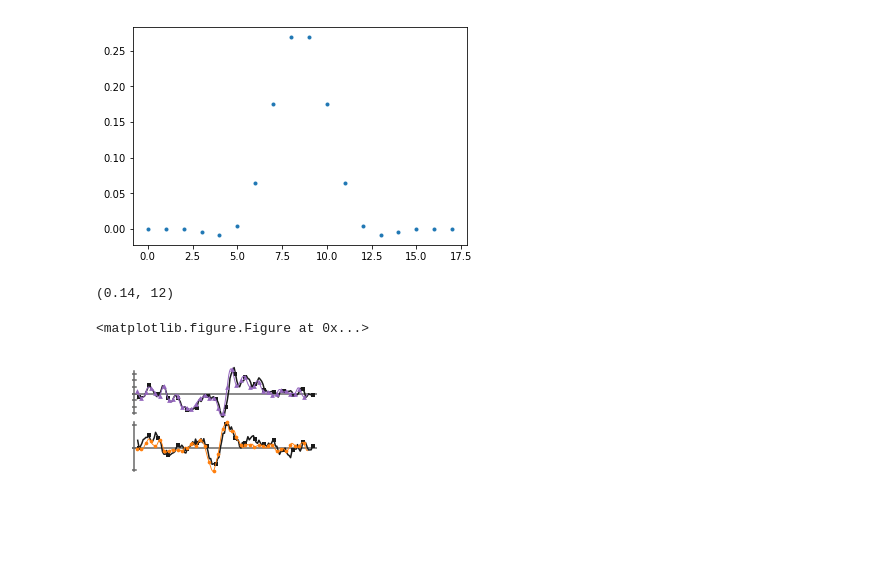
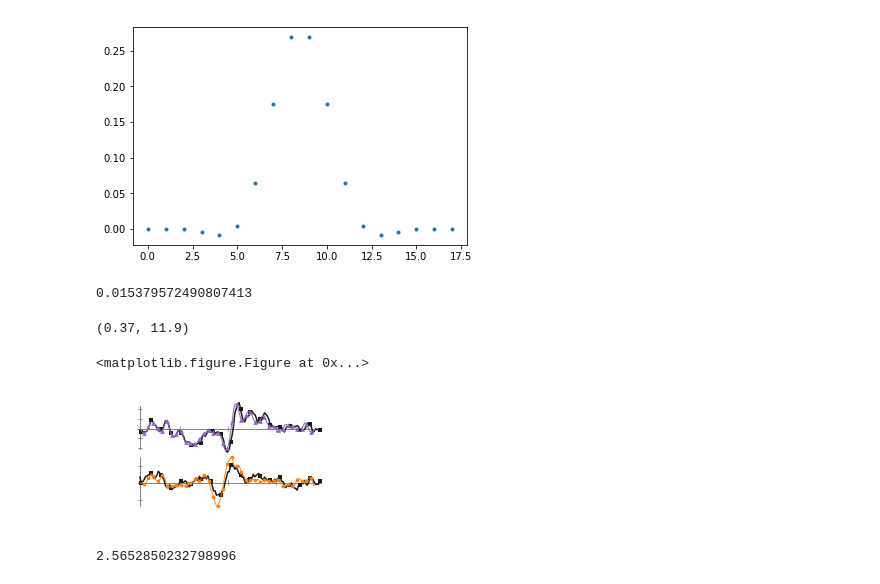
Before and after one commit to ryanpdwyer/1704-pmkpfm, a Jupyter notebook: fig_scripts/101cd-Ex-Ey.ipynb, the cells around one changed output. Cells and saved outputs as stored; diff of their text form; code cells hidden in the pictures; blank space fills up the shorter version.

```diff
--- a/fig_scripts/101cd-Ex-Ey.ipynb
+++ b/fig_scripts/101cd-Ex-Ey.ipynb
@@ -27,7 +27,7 @@ def _h5toPMEFM(f):
     dt = 1/fs
     T = phi_t.size * dt
     fx = f.attrs['Inputs.Pos Mod Freq (Hz)']
-    x_m = f.attrs['Inputs.Pos Mod rms (V)'] * np.sqrt(2) * 0.2 * 15 * 0.167
+    x_m = f.attrs['Inputs.Pos Mod rms (V)'] * np.sqrt(2) * 0.2 * 15 * 0.125
     x_tot = (f.attrs['Inputs.End scan [V]'] -
              f.attrs['Inputs.Start scan [V]']) * 0.125
     v_tip = x_tot / T
@@ -144,6 +144,10 @@ plt.plot(h3, '.')
 # %%
 Ex_filt, Ey_filt = np.gradient(m.ch1_filt)
 m.Ex_filt, m.Ey_filt = Ex_filt/m.dx, Ey_filt/m.dy
+# %%
+p25.x_m
+# %% [output]
+0.015379572490807413
 # %%
 plt.rc('font', size=9)
 plt.rc('text', usetex=False)
@@ -162,20 +166,33 @@ fig.subplots_adjust(hspace=0)
 
 axcolor="0.4"
 
+axlinewidth = 0.8
+
 for ax in axes:
     ax.set_axis_off()
-    ax.axhline(color=axcolor, zorder=0)
+    ax.axhline(color=axcolor, zorder=0, linewidth=axlinewidth)
 
 
-axEx.axvline(0.28, 0.1, 0.9,color=axcolor, zorder=0,)
-axEy.axvline(0.28, 0.05, 0.95,color=axcolor, zorder=0,)
 
-for val in np.arange(-0.6, 0.7, 0.2):
+axEx.axvline(0.5, 0.1, 0.9,color=axcolor, zorder=0, linewidth=axlinewidth)
+axEy.axvline(0.5, 0.05, 0.95,color=axcolor, zorder=0, linewidth=axlinewidth)
 
-    axEx.axhline(val, 0, 0.02, color=axcolor, zorder=0)
+for val in np.arange(-0.6, 0.7, 0.3):
 
-for val in np.arange(-0.2, 0.3, 0.2):
-    axEy.axhline(val, 0, 0.02,  color=axcolor, zorder=0,)
+    axEx.axhline(val, 0, 0.02, color=axcolor, zorder=0, linewidth=0.6)
+
+
+xplot_ticks = np.array([-0.03, 0.03])
+
+for val in np.arange(3, 10, 3):
+    axEx.plot([val, val],  xplot_ticks*2.57, zorder=0, linewidth=0.6, color=axcolor)
+
+
+for val in np.arange(3, 10, 3):
+    axEy.plot([val, val],  xplot_ticks, zorder=0, linewidth=0.6, color=axcolor)
+
+for val in np.arange(-0.2, 0.25, 0.2):
+    axEy.axhline(val, 0, 0.02,  color=axcolor, zorder=0, linewidth=0.6)
 
 #     ax.grid(which='both', color='1', linestyle='-', linewidth=0.75)
 
@@ -216,46 +233,46 @@ mx = slice(6, -6)
 axEx.plot((m.vy-m.vy[0]) * 0.125 + 0.5, -m.Ey[i], color='0.1', alpha=1)
 axEx.plot((m.vy-m.vy[0])[1::7] * 0.125 + 0.5, -m.Ey[i][1::7], color='0.1', alpha=1,
           linewidth=0, marker='s', markersize=1.35*scale, mew=0)
 # axEx.plot((m.vy-m.vy[0])[mx] * 0.125 + 0.5, -m.Ey_filt[14][mx], color='b', alpha=1)
 
 for efm in [p50]:
-    line, = axEx.plot(efm('x_dc')[::dec], efm('E_dc')[::dec], alpha=1, linewidth=1, color=c1)
-    axEx.plot(efm('x_dc')[i::(dec_pts*dec)],
-             efm('E_dc')[i::(dec_pts*dec)],
+    mask = efm('x_dc')[::dec] > 0.5
+    mask_pts = efm('x_dc')[i::(dec_pts*dec)] > 0.5
+    line, = axEx.plot(efm('x_dc')[::dec][mask], efm('E_dc')[::dec][mask], alpha=1, linewidth=1, color=c1)
+    axEx.plot(efm('x_dc')[i::(dec_pts*dec)][mask_pts],
+             efm('E_dc')[i::(dec_pts*dec)][mask_pts],
              linewidth=0, marker='^', mew=0, markersize=1.35*scale, alpha=1, color=line.get_color())
-    line2, = axEy.plot(efm('x_dc')[::dec], -efm('E_mod')[::dec], alpha=1, linewidth=0.9, color=c2)
-    axEy.plot(efm('x_dc')[i::(dec_pts*dec)],
-             -efm('E_mod')[i::(dec_pts*dec)],
+    line2, = axEy.plot(efm('x_dc')[::dec][mask], -efm('E_mod')[::dec][mask], alpha=1, linewidth=0.9, color=c2)
+    axEy.plot(efm('x_dc')[i::(dec_pts*dec)][mask_pts],
+             -efm('E_mod')[i::(dec_pts*dec)][mask_pts],
              linewidth=0, marker='.', markersize=2.1*scale, mew=0,
               alpha=1, color=line2.get_color())
 
 #     axV.plot(efm('x_dc')[::dec], efm('phi_dc')[::dec],
 #              alpha=1, linewidth=0.8, color=c1)
 #     axV.plot(efm('x_dc')[i::(dec_pts*dec*2)], efm('phi_dc')[i::(dec_pts*dec*2)],
 #              alpha=1, linewidth=0, marker='^', mew=0,
 #              markersize=1.35*scale, color=c1)
 
 
 
-
-# axEx.set_ylabel(u"$E_{x}$ [V/µm]")
-# axEy.set_ylabel(u"$E_{y}$ [V/µm]")
-
-axes[-1].set_xlim(0.14, 12)
+xmin, xmax = 0.37, 11.9
+axEx.set_xlim(xmin, xmax)
+axEy.set_xlim(xmin, xmax)
 # axV.set_ylabel(u"$\\phi$ [V]")
 # util.align_labels(axes, 12)
 # ax1.set_xlim(0.4, 13.0)
 # ax2.set_xlim(0.4, 13.0)
 # ax1.set_xticks(np.arange(2, 13.6, 2))
 # ax2.set_xticks(np.arange(2, 13.6, 2))
 # # ax1.set_ylim(-0.7, 2)
 # ax1.set_yticks(np.arange(0, 2.1, 1))
 # ax1.set_yticklabels(['0', '1', ''])
 # ax1.set_yticks(np.arange(-0.5, 1.6, 1), minor=True)
 # %% [output]
-(0.14, 12)
+(0.37, 11.9)
 <matplotlib.figure.Figure at 0x...>
-[figure, old version]
+[figure, new version]
 # %%
 fig.savefig("../figs/103cd-Ex-Ey.pdf", bbox_inches='tight', transparent=True)
 # %%
@@ -262,0 +280,4 @@ fig.savefig("../figs/103cd-Ex-Ey.pdf", bbox_inches='tight', transparent=True)
+# %%
+np.diff(axEx.get_ylim())[0] / np.diff(axEy.get_ylim())[0]
+# %% [output]
+2.5652850232798996
```
Also changed, not shown: parts of 2 cells of this notebook, 4 other files.
